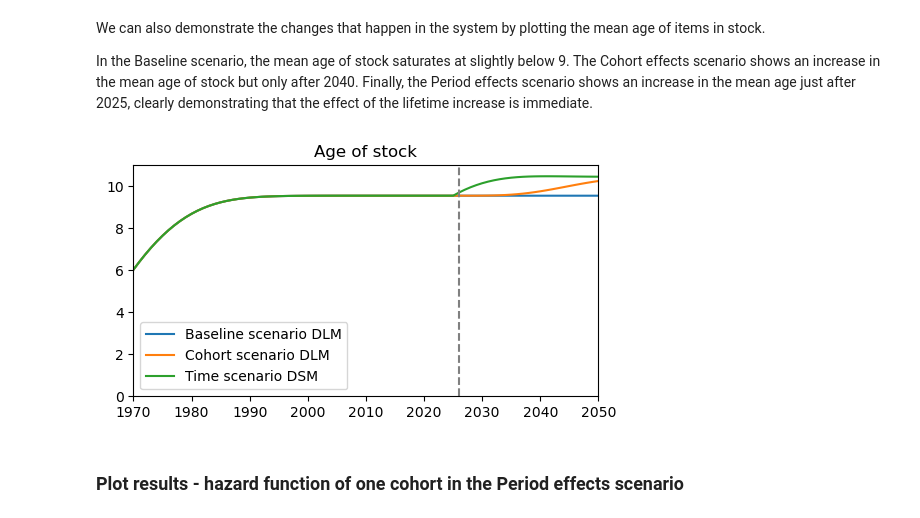
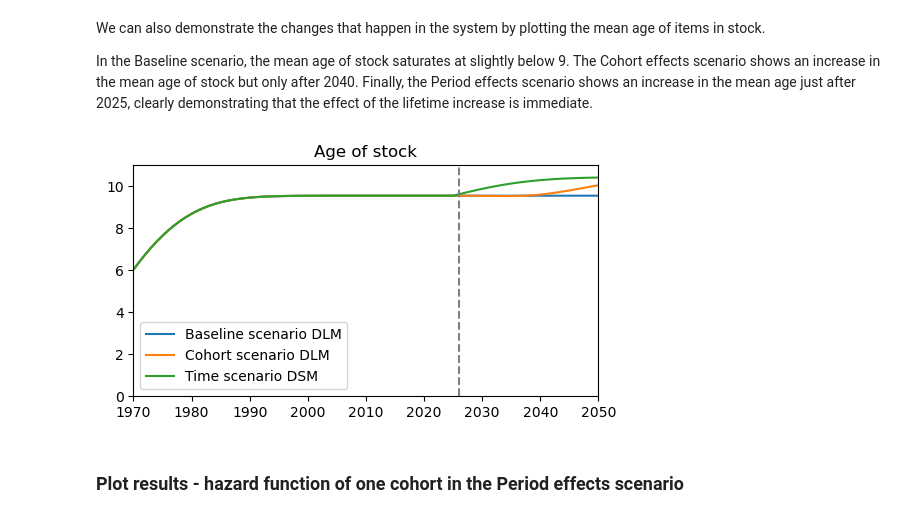
Before and after one commit to NTNU-IndEcol/dynamic_lifetime_model, a Jupyter notebook: tutorial.ipynb, the cells around one changed output. Cells and saved outputs as stored; diff of their text form; code cells hidden in the pictures.

Commit message:
split calculate_age() function into calculate_age_stock() and calculate_age_outflow()

```diff
--- a/tutorial.ipynb
+++ b/tutorial.ipynb
@@ -178,18 +178,18 @@ In the Baseline scenario, the mean age of stock saturates at slightly below 9.
 # %%
 plt.figure(figsize=(6, 3))
 # plt.plot(t,DSM.i, label='Baseline scenario DSM')
-plt.plot(t,DLM.calculate_age(DLM.s_c, isstock=True, inflows=DLM.i), label='Baseline scenario DLM')
+plt.plot(t,DLM.calculate_age_stock(), label='Baseline scenario DLM')
 # plt.plot(t,DSM_cohort.i, label='Cohort effects scenario DSM')
-plt.plot(t,DLM_cohort.calculate_age(DLM_cohort.s_c, isstock=True, inflows=DLM.i), label='Cohort scenario DLM')
-plt.plot(t,DLM_time.calculate_age(DLM_time.s_c, isstock=True, inflows=DLM.i), label='Time scenario DSM')
+plt.plot(t,DLM_cohort.calculate_age_stock(), label='Cohort scenario DLM')
+plt.plot(t,DLM_time.calculate_age_stock(), label='Time scenario DSM')
 plt.axvline(t1, color='gray', linestyle='--')
 plt.title('Age of stock')
 plt.legend()
 plt.xlim(1970,2050)
 plt.ylim(0,11)
 plt.show()
 # %% [output]
-[figure, old version]
+[figure, new version]
 # %% [markdown]
 ### Plot results - hazard function of one cohort in the Period effects scenario
 # %% [markdown]
```
Also changed, not shown: 1 other file.
